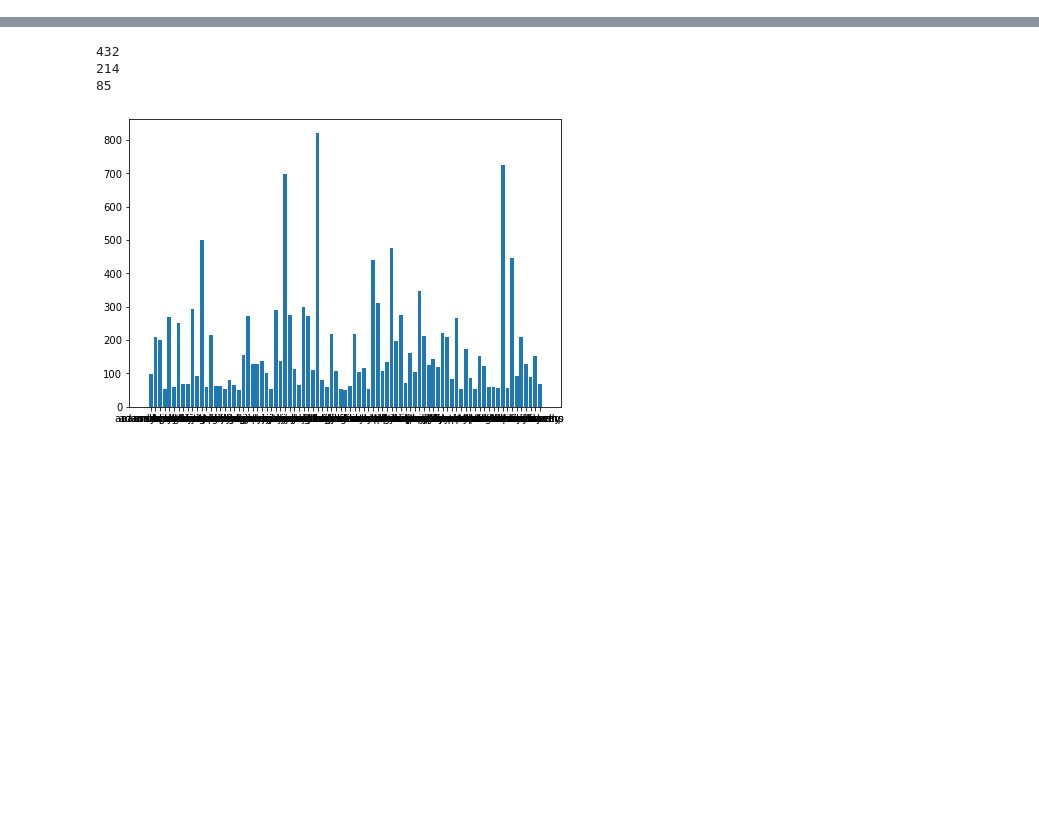
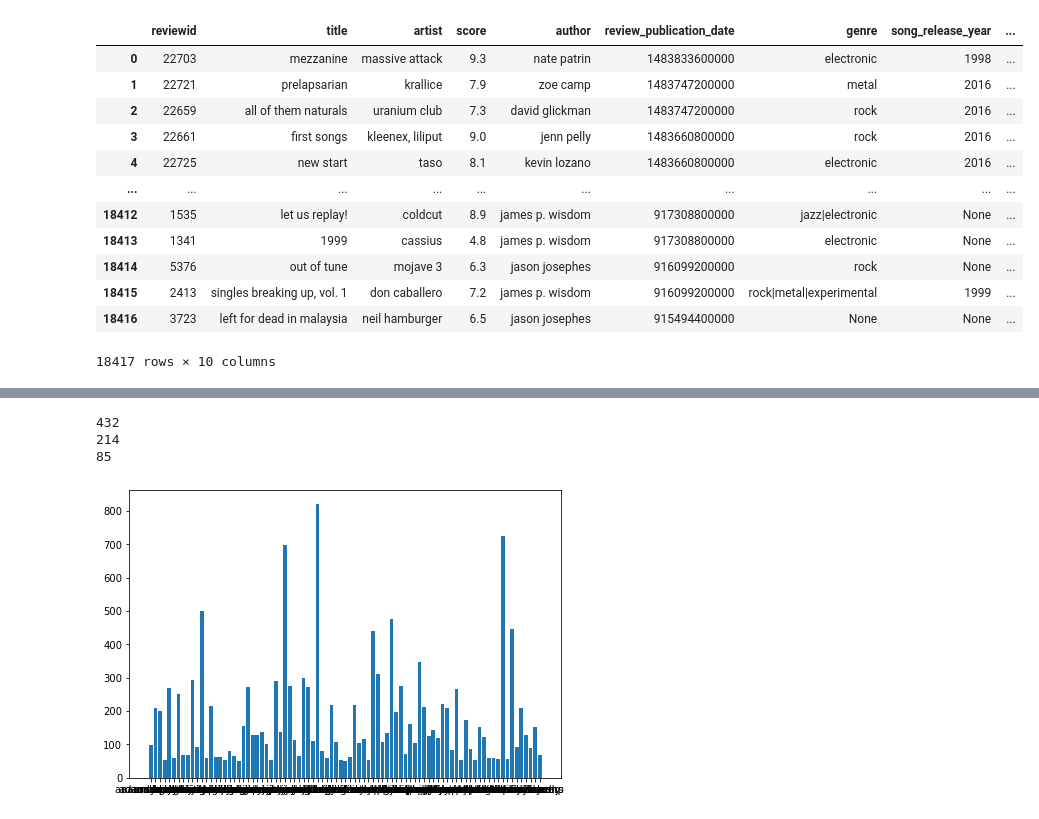
Before and after one commit to FabioMiguel2000/Pitchfork-Reviews-IR-System, a Jupyter notebook: src/Author.ipynb, the cells around one changed output, grey strips where cells are left out. Saved outputs shown, nothing was run; the diff lists cells and outputs as text; code cells hidden in the pictures; blank space fills up the shorter version.

```diff
--- a/src/Author.ipynb
+++ b/src/Author.ipynb
@@ -1,5 +1,20 @@
 # %%
 import pandas as pd
 import numpy as np
 import matplotlib.pyplot as plt
 data = pd.read_json("../assets/clean_reviews.json", orient='records')
+data
+# %% [output]
+|  | reviewid | title | artist | score | author | review_publication_date | genre | song_release_year | ... |
+| 0 | 22703 | mezzanine | massive attack | 9.3 | nate patrin | 1483833600000 | electronic | 1998 | ... |
+| 1 | 22721 | prelapsarian | krallice | 7.9 | zoe camp | 1483747200000 | metal | 2016 | ... |
+| 2 | 22659 | all of them naturals | uranium club | 7.3 | david glickman | 1483747200000 | rock | 2016 | ... |
+| 3 | 22661 | first songs | kleenex, liliput | 9.0 | jenn pelly | 1483660800000 | rock | 2016 | ... |
+| 4 | 22725 | new start | taso | 8.1 | kevin lozano | 1483660800000 | electronic | 2016 | ... |
+| ... | ... | ... | ... | ... | ... | ... | ... | ... | ... |
+| 18412 | 1535 | let us replay! | coldcut | 8.9 | james p. wisdom | 917308800000 | jazz|electronic | None | ... |
+| 18413 | 1341 | 1999 | cassius | 4.8 | james p. wisdom | 917308800000 | electronic | None | ... |
+| 18414 | 5376 | out of tune | mojave 3 | 6.3 | jason josephes | 916099200000 | rock | None | ... |
+| 18415 | 2413 | singles breaking up, vol. 1 | don caballero | 7.2 | james p. wisdom | 916099200000 | rock|metal|experimental | 1999 | ... |
+| 18416 | 3723 | left for dead in malaysia | neil hamburger | 6.5 | jason josephes | 915494400000 | None | None | ... |
+18417 rows × 10 columns
```
Also changed, not shown: parts of 1 cell of this notebook, 11 other files.
